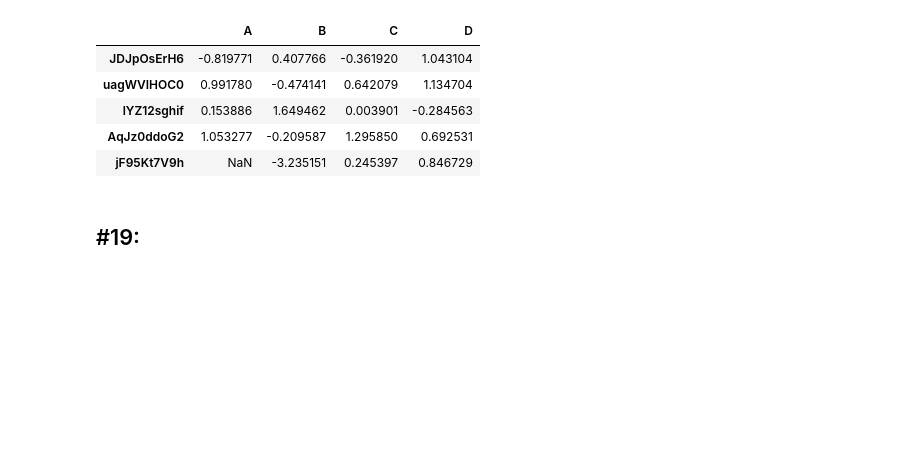
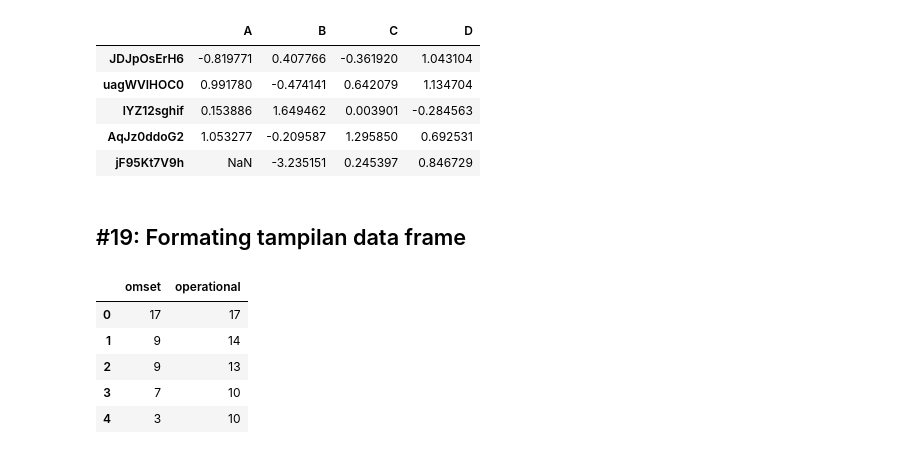
Before and after one commit to yap23/belajar_python, a Jupyter notebook: Belajar Pandas.ipynb, the cells around one changed output. Cells and saved outputs as stored; diff of their text form; code cells hidden in the pictures; blank space fills up the shorter version.

```diff
--- a/Belajar Pandas.ipynb
+++ b/Belajar Pandas.ipynb
@@ -922,4 +922,19 @@ pd.util.testing.makeMissingDataframe().head()
 | AqJz0ddoG2 | 1.053277 | -0.209587 | 1.295850 | 0.692531 |
 | jF95Kt7V9h | NaN | -3.235151 | 0.245397 | 0.846729 |
 # %% [markdown]
-## #19:
+## #19: Formating tampilan data frame
+# %%
+# Persiapan data frame
+n_rows = 5
+n_cols = 2
+cols = ['omset','operational']
+
+df = pd.DataFrame(np.random.randint(1,20,size=(n_rows,n_cols)), columns=cols)
+df
+# %% [output]
+|  | omset | operational |
+| 0 | 17 | 17 |
+| 1 | 9 | 14 |
+| 2 | 9 | 13 |
+| 3 | 7 | 10 |
+| 4 | 3 | 10 |
```
Also changed, not shown: parts of 7 cells of this notebook.
